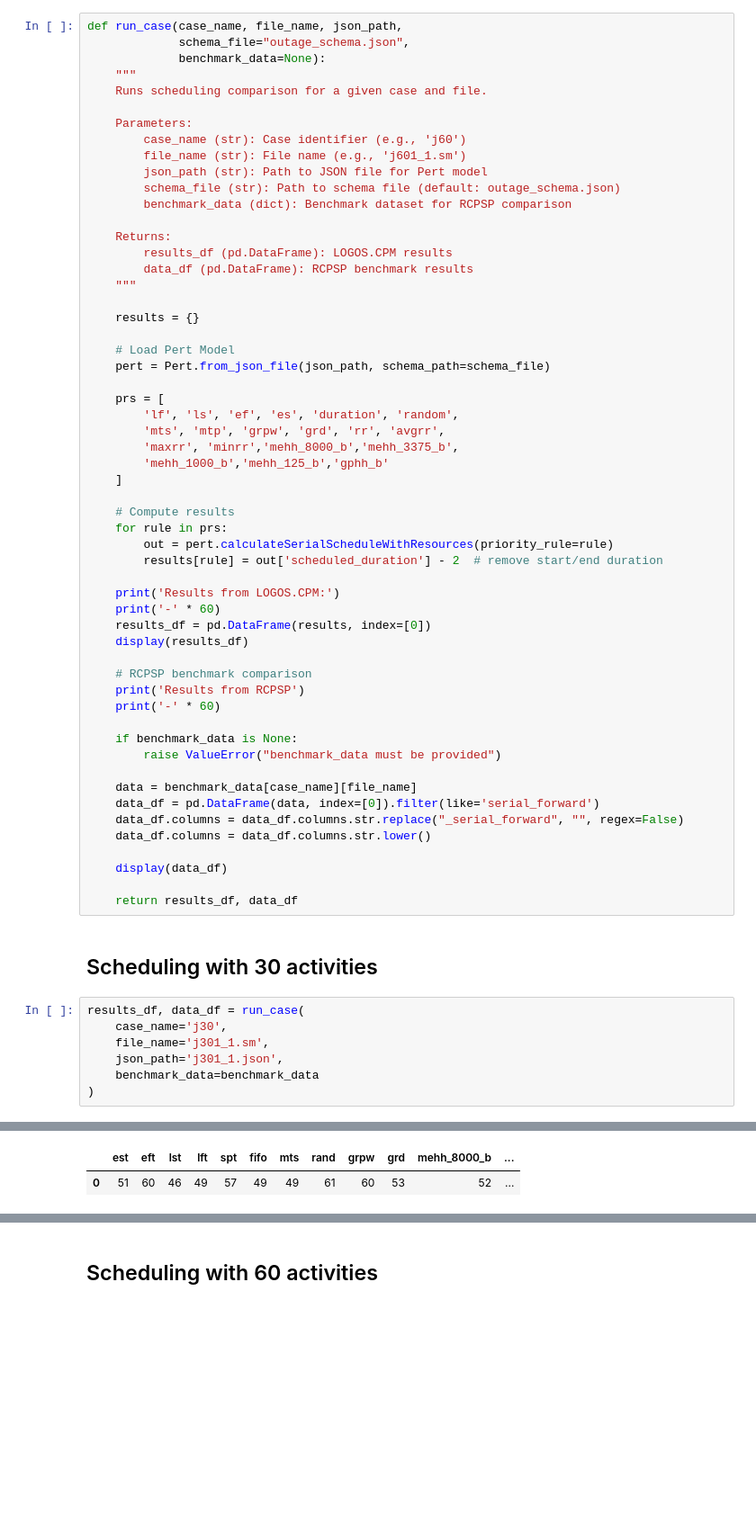
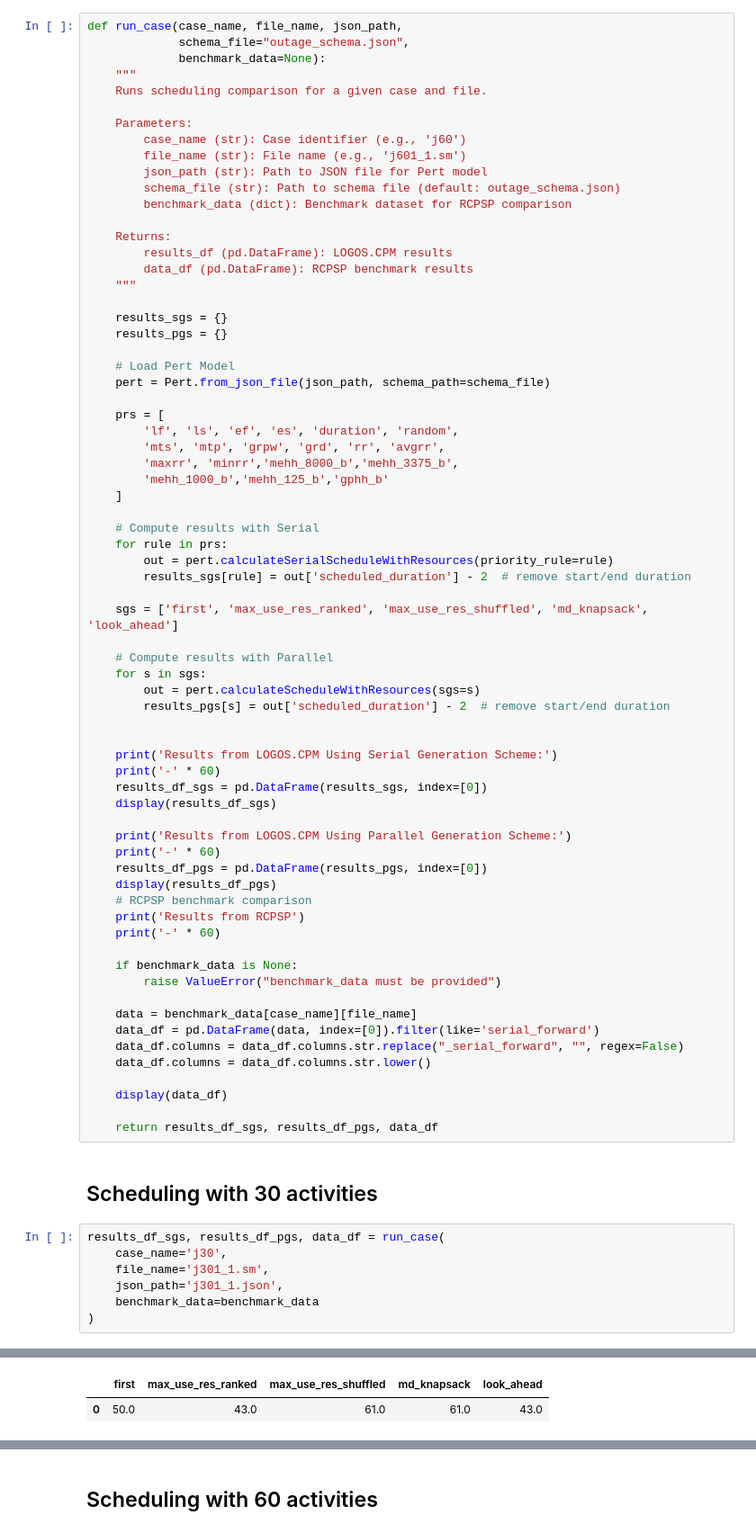
Before and after one commit to idaholab/LOGOS, a Jupyter notebook: src/CPM/test_pert_psplib.ipynb, the cells around one changed output, grey strips where cells are left out. Shown at 90% size. Cells and saved outputs as stored; diff of their text form; blank space fills up the shorter version.

Commit message:
add results for Parallel SGS

```diff
--- a/src/CPM/test_pert_psplib.ipynb
+++ b/src/CPM/test_pert_psplib.ipynb
@@ -39,7 +39,8 @@ def run_case(case_name, file_name, json_path,
         data_df (pd.DataFrame): RCPSP benchmark results
     """
 
-    results = {}
+    results_sgs = {}
+    results_pgs = {}
 
     # Load Pert Model
     pert = Pert.from_json_file(json_path, schema_path=schema_file)
@@ -51,16 +52,28 @@ def run_case(case_name, file_name, json_path,
         'mehh_1000_b','mehh_125_b','gphh_b'
     ]
 
-    # Compute results
+    # Compute results with Serial
     for rule in prs:
         out = pert.calculateSerialScheduleWithResources(priority_rule=rule)
-        results[rule] = out['scheduled_duration'] - 2  # remove start/end duration
+        results_sgs[rule] = out['scheduled_duration'] - 2  # remove start/end duration
 
-    print('Results from LOGOS.CPM:')
+    sgs = ['first', 'max_use_res_ranked', 'max_use_res_shuffled', 'md_knapsack', 'look_ahead']
+
+    # Compute results with Parallel
+    for s in sgs:
+        out = pert.calculateScheduleWithResources(sgs=s)
+        results_pgs[s] = out['scheduled_duration'] - 2  # remove start/end duration
+
+
+    print('Results from LOGOS.CPM Using Serial Generation Scheme:')
     print('-' * 60)
-    results_df = pd.DataFrame(results, index=[0])
-    display(results_df)
+    results_df_sgs = pd.DataFrame(results_sgs, index=[0])
+    display(results_df_sgs)
 
+    print('Results from LOGOS.CPM Using Parallel Generation Scheme:')
+    print('-' * 60)
+    results_df_pgs = pd.DataFrame(results_pgs, index=[0])
+    display(results_df_pgs)
     # RCPSP benchmark comparison
     print('Results from RCPSP')
     print('-' * 60)
@@ -75,11 +88,11 @@ def run_case(case_name, file_name, json_path,
 
     display(data_df)
 
-    return results_df, data_df
+    return results_df_sgs, results_df_pgs, data_df
 # %% [markdown]
 ## Scheduling with 30 activities
 # %%
-results_df, data_df = run_case(
+results_df_sgs, results_df_pgs, data_df = run_case(
     case_name='j30',
     file_name='j301_1.sm',
     json_path='j301_1.json',
@@ -147,3 +175,3 @@ Results from RCPSP
 ------------------------------------------------------------
-|  | est | eft | lst | lft | spt | fifo | mts | rand | grpw | grd | mehh_8000_b | ... |
-| 0 | 51 | 60 | 46 | 49 | 57 | 49 | 49 | 61 | 60 | 53 | 52 | ... |
+|  | first | max_use_res_ranked | max_use_res_shuffled | md_knapsack | look_ahead |
+| 0 | 50.0 | 43.0 | 61.0 | 61.0 | 43.0 |
```
Also changed, not shown: parts of 4 cells of this notebook.
